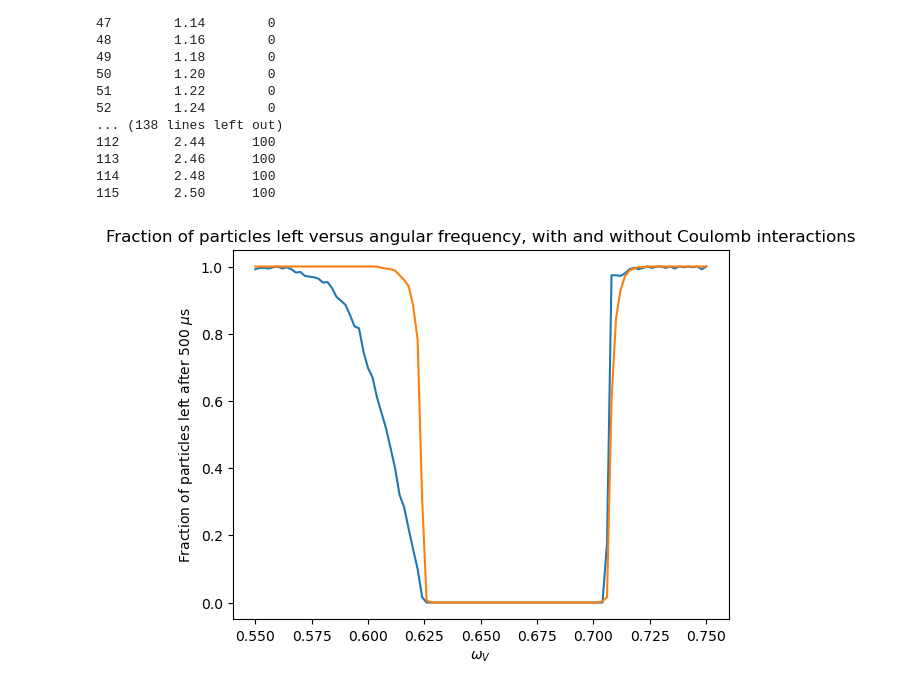
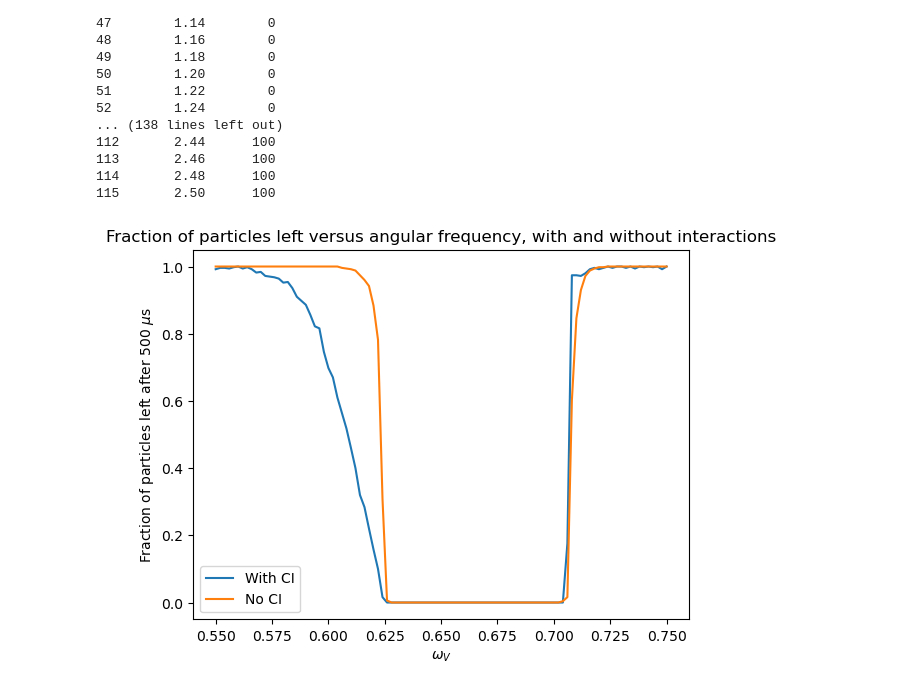
Before and after one commit to BrittHaanen15/Project3-final-version, a Jupyter notebook: Plotting/Plotting_100_particle.ipynb, the cells around one changed output. Saved outputs shown, nothing was run; the diff lists cells and outputs as text; code cells hidden in the pictures.

Commit message:
Final updates to figures

```diff
--- a/Plotting/Plotting_100_particle.ipynb
+++ b/Plotting/Plotting_100_particle.ipynb
@@ -77,11 +77,12 @@ for i in range(1, 6, 1):
     data = pd.read_csv(rf'../Project3_Outputs/100_particles_withCI_freqscan{i}.csv')
     data_with += 0.2*data['trapped'].to_numpy()
 # %%
-plt.plot(freqs, data_with/100, label='With Coulomb interactions')
-plt.plot(freqs, data_without/100, label = 'Neglecting Coulomb interactions')
-plt.title('Fraction of particles left versus angular frequency, with and without Coulomb interactions')
+plt.plot(freqs, data_with/100, label='With CI')
+plt.plot(freqs, data_without/100, label = 'No CI')
+plt.title('Fraction of particles left versus angular frequency, with and without interactions')
 plt.xlabel(r'$\omega _V$')
 plt.ylabel(r'Fraction of particles left after 500 $\mu$s')
+plt.legend()
 plt.savefig('../Figures/Fraction left vs frequency, with vs without interactions.pdf', bbox_inches='tight')
 # %% [output]
-[figure, old version]
+[figure, new version]
```
Also changed, not shown: 9 other files.
